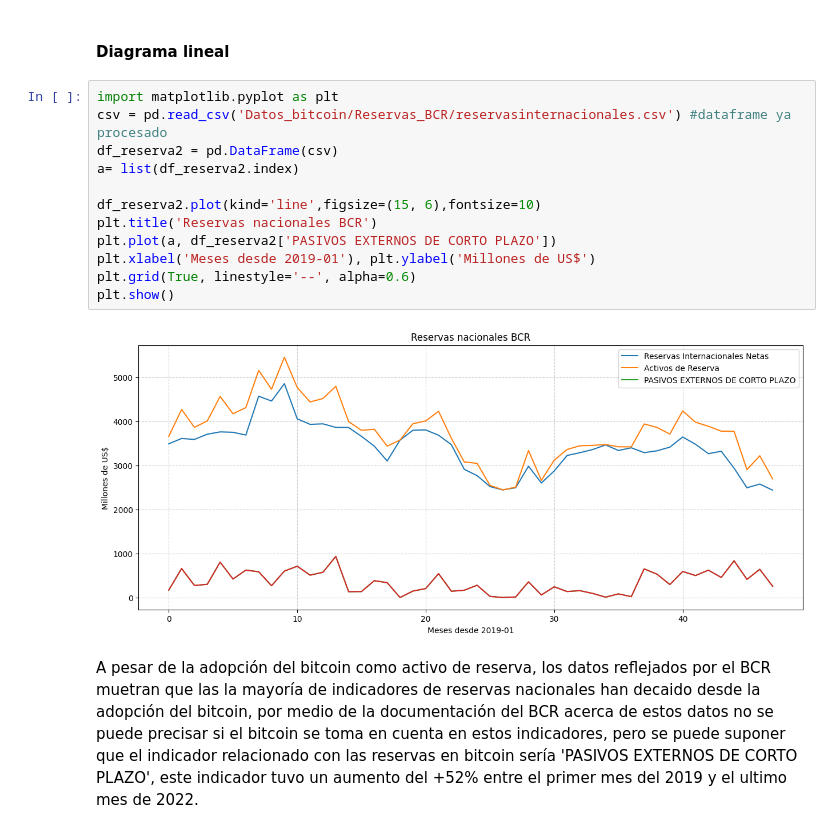
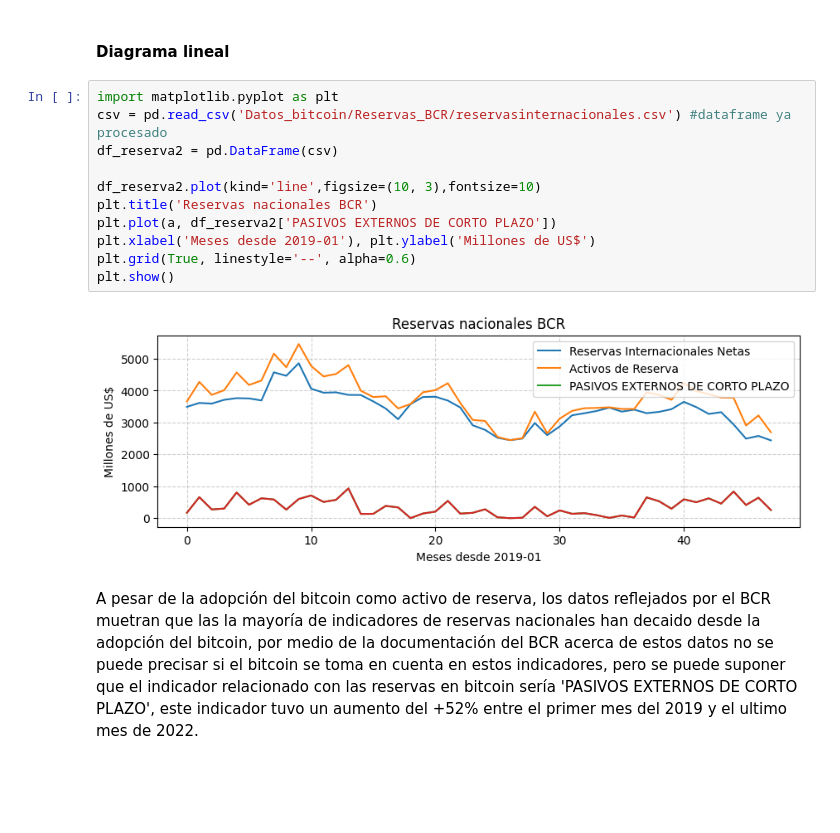
Before and after one commit to JosueRodriguezSams/CriptoSV---Samsung, a Jupyter notebook: Analisis_impacto_del_bitcoin.ipynb, the cells around one changed output. Drawn from its saved outputs; the diff is of its cells as text; blank space fills up the shorter version.

```diff
--- a/Analisis_impacto_del_bitcoin.ipynb
+++ b/Analisis_impacto_del_bitcoin.ipynb
@@ -317,17 +317,16 @@ df_reserva.to_csv('Datos_bitcoin/Reservas_BCR/reservasinternacionales.csv')
 # %%
 import matplotlib.pyplot as plt
 csv = pd.read_csv('Datos_bitcoin/Reservas_BCR/reservasinternacionales.csv') #dataframe ya procesado
 df_reserva2 = pd.DataFrame(csv)
-a= list(df_reserva2.index)
 
-df_reserva2.plot(kind='line',figsize=(15, 6),fontsize=10)
+df_reserva2.plot(kind='line',figsize=(10, 3),fontsize=10)
 plt.title('Reservas nacionales BCR')
 plt.plot(a, df_reserva2['PASIVOS EXTERNOS DE CORTO PLAZO'])
 plt.xlabel('Meses desde 2019-01'), plt.ylabel('Millones de US$')
 plt.grid(True, linestyle='--', alpha=0.6)
 plt.show()
 # %% [output]
-[figure, old version]
+[figure, new version]
 # %% [markdown]
 A pesar de la adopción del bitcoin como activo de reserva, los datos reflejados por el BCR muetran que las la mayoría de indicadores de reservas nacionales han decaido desde la adopción del bitcoin, por medio de la documentación del BCR acerca de estos datos no se puede precisar si el bitcoin se toma en cuenta en estos indicadores, pero se puede suponer que el indicador relacionado con las reservas en bitcoin sería 'PASIVOS EXTERNOS DE CORTO PLAZO', este indicador tuvo un aumento del +52% entre el primer mes del 2019 y el ultimo mes de 2022.
 # %% [markdown]
```
